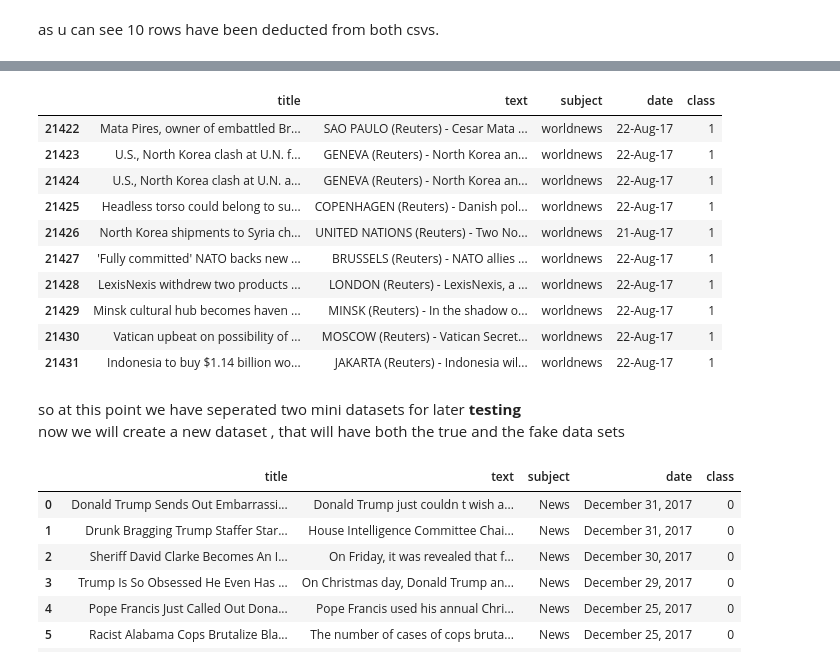
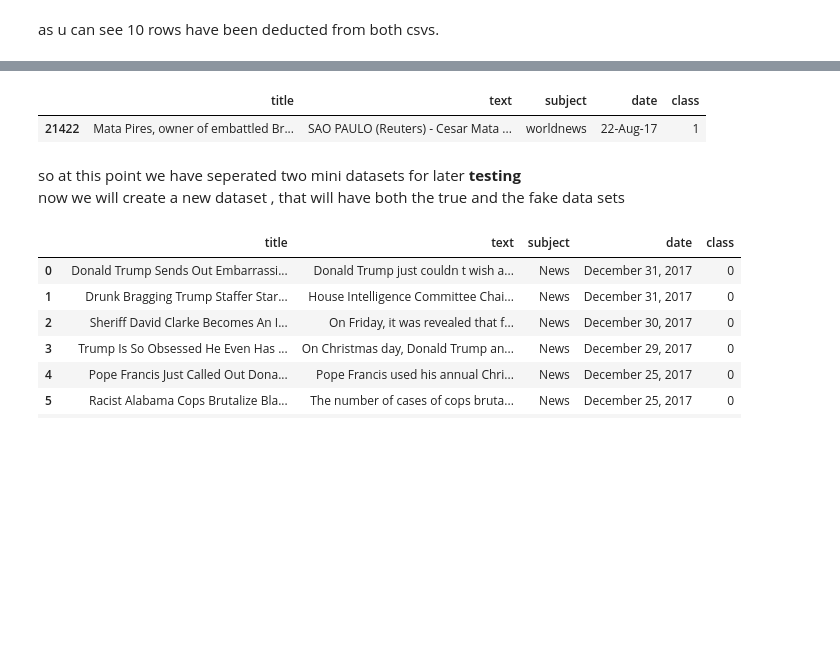
Before and after one commit to saadkarim754/Fake_News_classification, a Jupyter notebook: fake_news_detection_using_gradient_boosting.ipynb, the cells around one changed output, grey strips where cells are left out. Saved outputs shown, nothing was run; the diff lists cells and outputs as text; code cells hidden in the pictures; blank space fills up the shorter version.

```diff
--- a/fake_news_detection_using_gradient_boosting.ipynb
+++ b/fake_news_detection_using_gradient_boosting.ipynb
@@ -98,17 +75,8 @@ data_fake_manual_testing.head(10)
 # %%
-data_true_manual_testing.head(10)
+data_true_manual_testing.head(1)
 # %% [output]
 |  | title | text | subject | date | class |
 | 21422 | Mata Pires, owner of embattled Br... | SAO PAULO (Reuters) - Cesar Mata ... | worldnews | 22-Aug-17 | 1 |
-| 21423 | U.S., North Korea clash at U.N. f... | GENEVA (Reuters) - North Korea an... | worldnews | 22-Aug-17 | 1 |
-| 21424 | U.S., North Korea clash at U.N. a... | GENEVA (Reuters) - North Korea an... | worldnews | 22-Aug-17 | 1 |
-| 21425 | Headless torso could belong to su... | COPENHAGEN (Reuters) - Danish pol... | worldnews | 22-Aug-17 | 1 |
-| 21426 | North Korea shipments to Syria ch... | UNITED NATIONS (Reuters) - Two No... | worldnews | 21-Aug-17 | 1 |
-| 21427 | 'Fully committed' NATO backs new ... | BRUSSELS (Reuters) - NATO allies ... | worldnews | 22-Aug-17 | 1 |
-| 21428 | LexisNexis withdrew two products ... | LONDON (Reuters) - LexisNexis, a ... | worldnews | 22-Aug-17 | 1 |
-| 21429 | Minsk cultural hub becomes haven ... | MINSK (Reuters) - In the shadow o... | worldnews | 22-Aug-17 | 1 |
-| 21430 | Vatican upbeat on possibility of ... | MOSCOW (Reuters) - Vatican Secret... | worldnews | 22-Aug-17 | 1 |
-| 21431 | Indonesia to buy $1.14 billion wo... | JAKARTA (Reuters) - Indonesia wil... | worldnews | 22-Aug-17 | 1 |
 # %% [markdown]
 so at this point we have seperated two mini datasets for later **testing**\
 now we will create a new dataset , that will have both the true and the fake data sets
```
Also changed, not shown: parts of 2 cells of this notebook.
